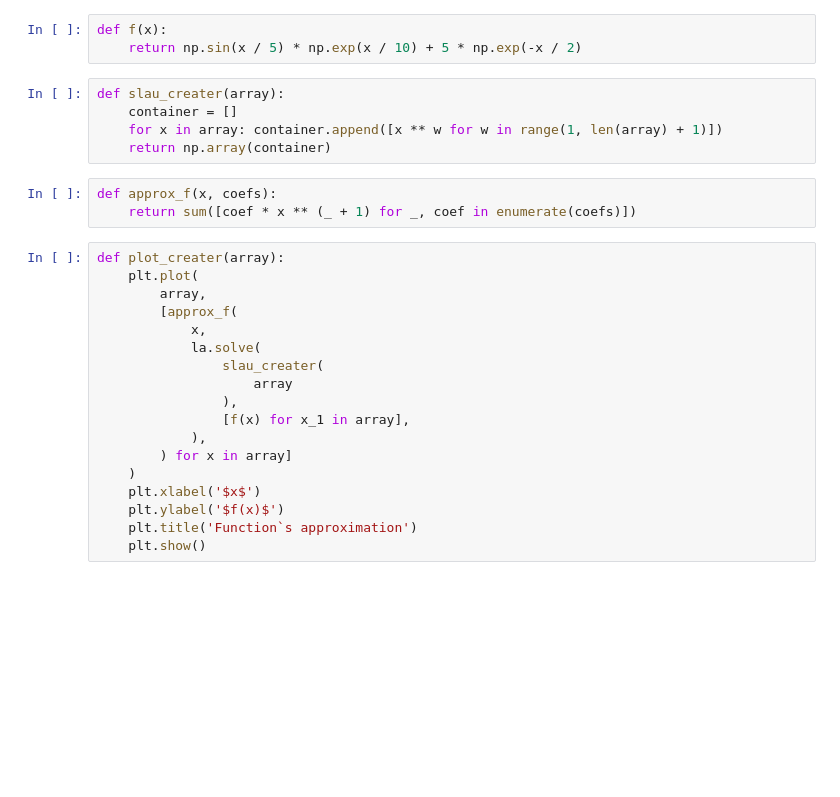
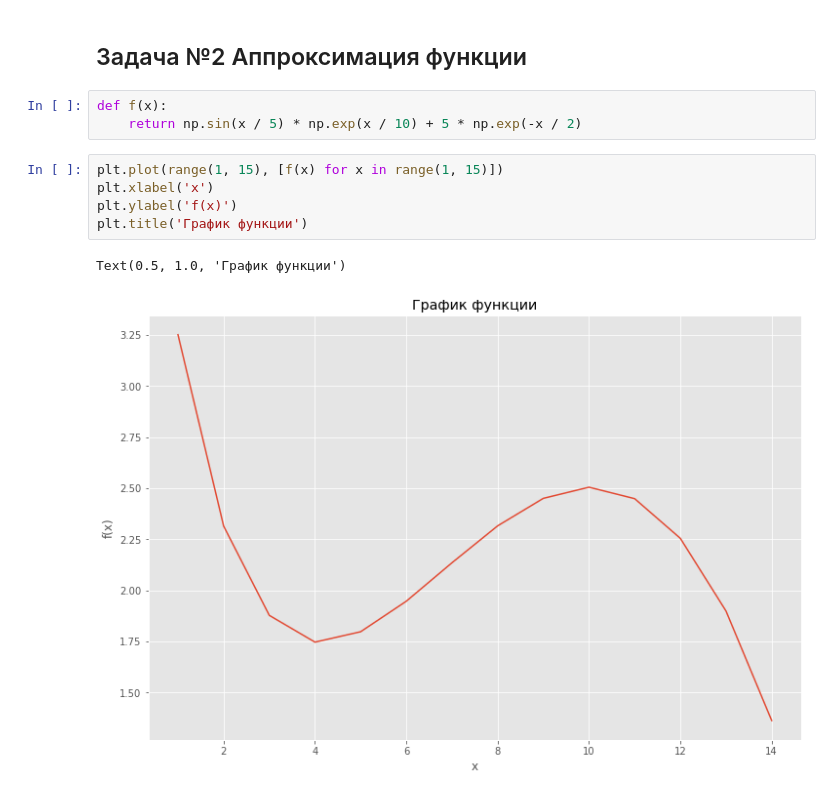
Before and after one commit to GoshaLetov/Machine-learning-and-data-analysis-specialization, a Jupyter notebook: 1 Course - Math and Python for data analysis/Linear Algebra.ipynb, the cells around one changed output. Drawn from its saved outputs; the diff is of its cells as text; blank space fills up the shorter version.

```diff
--- a/1 Course - Math and Python for data analysis/Linear Algebra.ipynb
+++ b/1 Course - Math and Python for data analysis/Linear Algebra.ipynb
@@ -107,29 +139,13 @@ print('№1 Ответ:', *[value[0] for value in values[:2]])
+# %% [markdown]
+## Задача №2 Аппроксимация функции
 # %%
 def f(x):
     return np.sin(x / 5) * np.exp(x / 10) + 5 * np.exp(-x / 2)
-# %%
-def slau_creater(array):
-    container = []
-    for x in array: container.append([x ** w for w in range(1, len(array) + 1)])
-    return np.array(container)
-# %%
-def approx_f(x, coefs):
-    return sum([coef * x ** (_ + 1) for _, coef in enumerate(coefs)])
 # %%
-def plot_creater(array):
-    plt.plot(
-        array,
-        [approx_f(
-            x,
-            la.solve(
-                slau_creater(
-                    array
-                ),
-                [f(x) for x_1 in array],
-            ),
-        ) for x in array]
-    )
-    plt.xlabel('$x$')
-    plt.ylabel('$f(x)$')
-    plt.title('Function`s approximation')
-    plt.show()
+plt.plot(range(1, 15), [f(x) for x in range(1, 15)])
+plt.xlabel('x')
+plt.ylabel('f(x)')
+plt.title('График функции')
+# %% [output]
+Text(0.5, 1.0, 'График функции')
+[figure, added]
```
Also changed, not shown: parts of 19 cells of this notebook.
